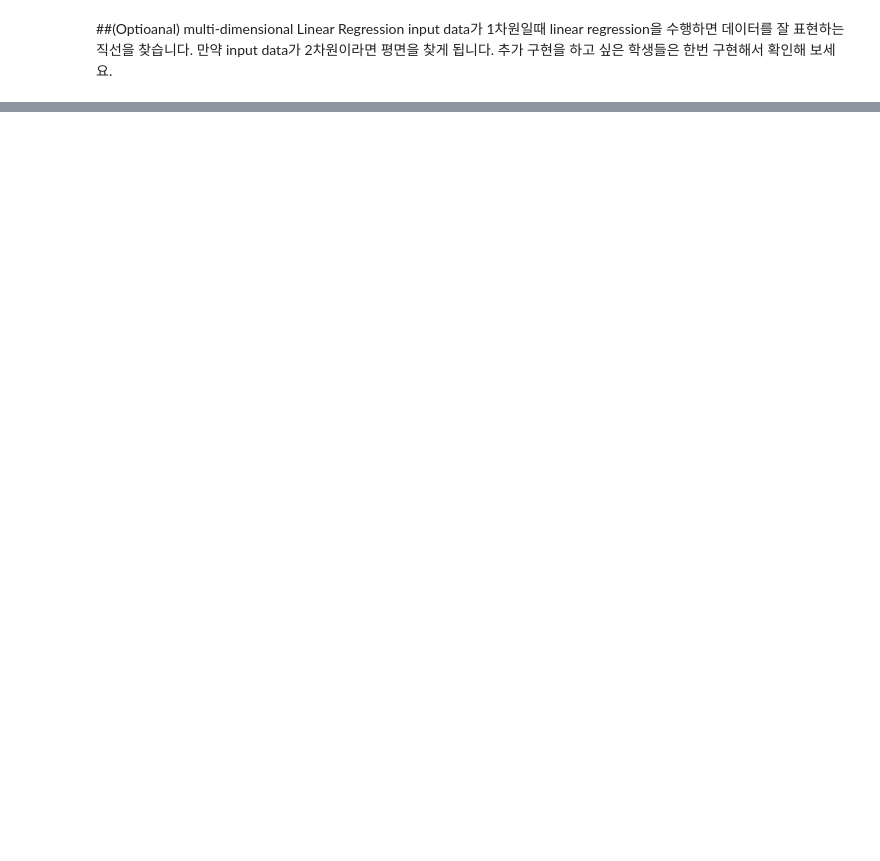
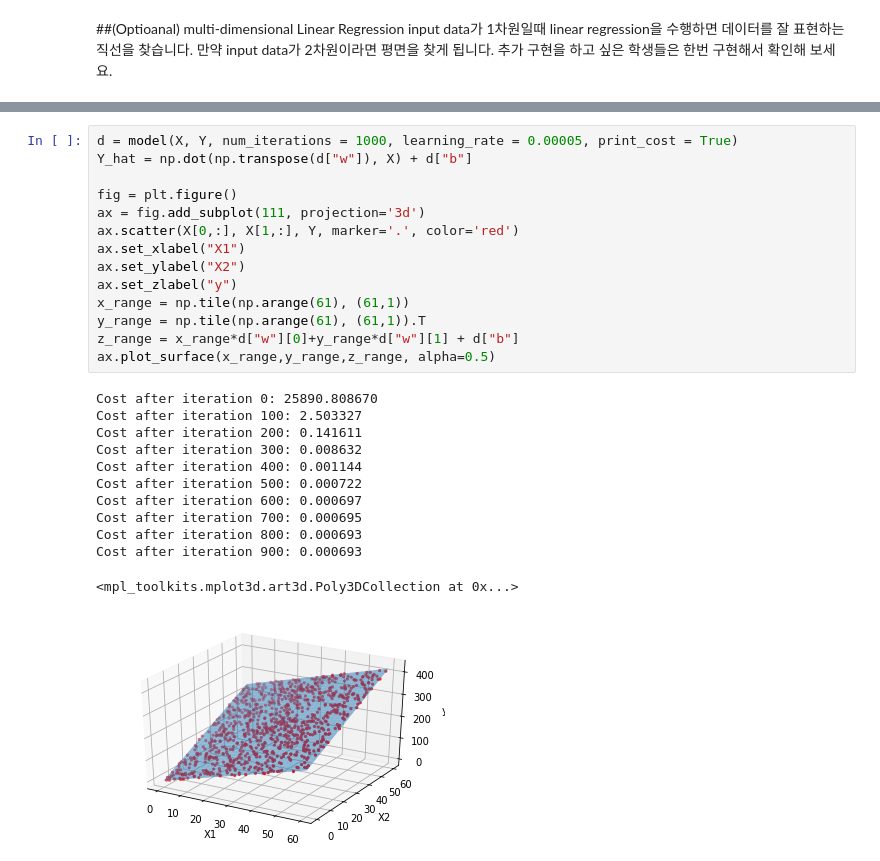
Before and after one commit to woonghee97/deep_learning, a Jupyter notebook: HW1.ipynb, the cells around one changed output, grey strips where cells are left out. Drawn from its saved outputs; the diff is of its cells as text; blank space fills up the shorter version.

```diff
--- a/HW1.ipynb
+++ b/HW1.ipynb
@@ -446,0 +447,27 @@ Text(0.5, 0, 'y')
+# %%
+d = model(X, Y, num_iterations = 1000, learning_rate = 0.00005, print_cost = True)
+Y_hat = np.dot(np.transpose(d["w"]), X) + d["b"]
+
+fig = plt.figure()
+ax = fig.add_subplot(111, projection='3d')
+ax.scatter(X[0,:], X[1,:], Y, marker='.', color='red')
+ax.set_xlabel("X1")
+ax.set_ylabel("X2")
+ax.set_zlabel("y")
+x_range = np.tile(np.arange(61), (61,1))
+y_range = np.tile(np.arange(61), (61,1)).T
+z_range = x_range*d["w"][0]+y_range*d["w"][1] + d["b"]
+ax.plot_surface(x_range,y_range,z_range, alpha=0.5)
+# %% [output]
+Cost after iteration 0: 25890.808670
+Cost after iteration 100: 2.503327
+Cost after iteration 200: 0.141611
+Cost after iteration 300: 0.008632
+Cost after iteration 400: 0.001144
+Cost after iteration 500: 0.000722
+Cost after iteration 600: 0.000697
+Cost after iteration 700: 0.000695
+Cost after iteration 800: 0.000693
+Cost after iteration 900: 0.000693
+<mpl_toolkits.mplot3d.art3d.Poly3DCollection at 0x...>
+[figure, added]
```
Also changed, not shown: parts of 5 cells of this notebook.
